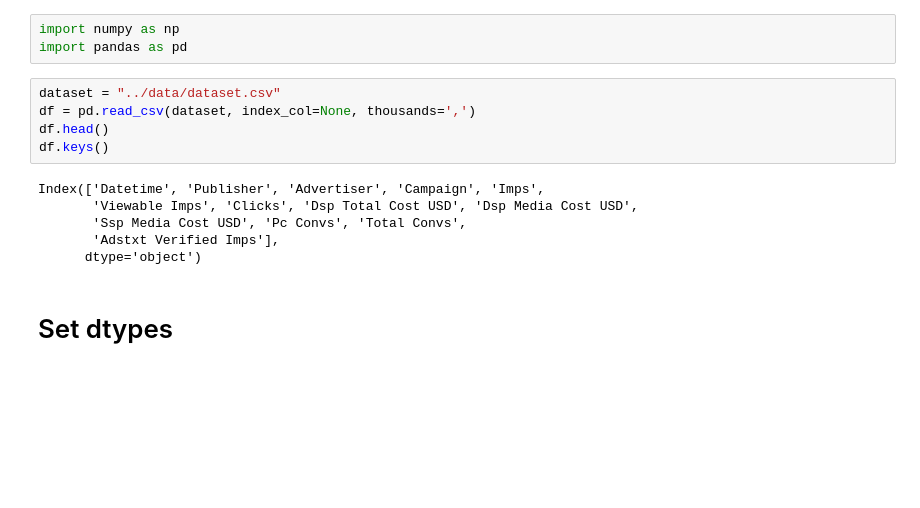
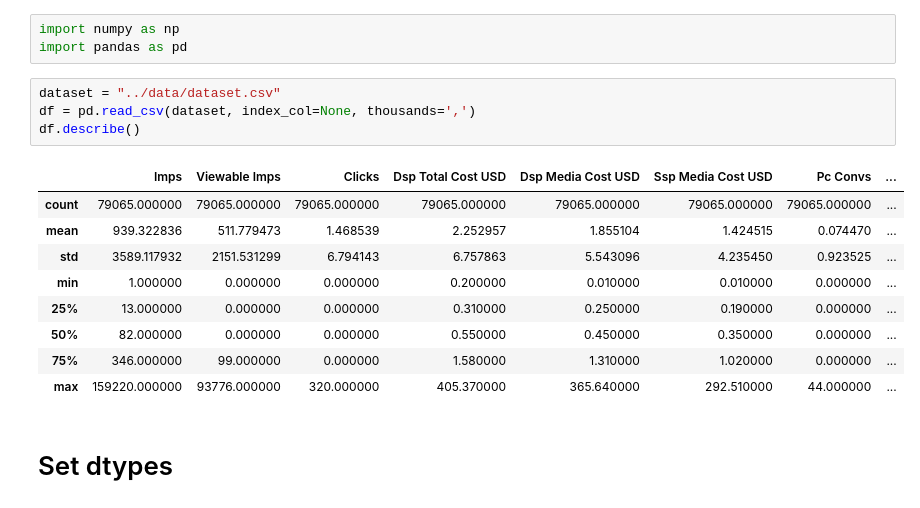
Before and after one commit to ab3308/kpi-forecasting, a Jupyter notebook: experiments/data-analysis.ipynb, the cells around one changed output. Cells and saved outputs as stored; diff of their text form; blank space fills up the shorter version.

```diff
--- a/experiments/data-analysis.ipynb
+++ b/experiments/data-analysis.ipynb
@@ -19,14 +19,17 @@ import pandas as pd
 # %%
 dataset = "../data/dataset.csv"
 df = pd.read_csv(dataset, index_col=None, thousands=',')
-df.head()
-df.keys()
+df.describe()
 # %% [output]
-Index(['Datetime', 'Publisher', 'Advertiser', 'Campaign', 'Imps',
-       'Viewable Imps', 'Clicks', 'Dsp Total Cost USD', 'Dsp Media Cost USD',
-       'Ssp Media Cost USD', 'Pc Convs', 'Total Convs',
-       'Adstxt Verified Imps'],
-      dtype='object')
+|  | Imps | Viewable Imps | Clicks | Dsp Total Cost USD | Dsp Media Cost USD | Ssp Media Cost USD | Pc Convs | ... |
+| count | 79065.000000 | 79065.000000 | 79065.000000 | 79065.000000 | 79065.000000 | 79065.000000 | 79065.000000 | ... |
+| mean | 939.322836 | 511.779473 | 1.468539 | 2.252957 | 1.855104 | 1.424515 | 0.074470 | ... |
+| std | 3589.117932 | 2151.531299 | 6.794143 | 6.757863 | 5.543096 | 4.235450 | 0.923525 | ... |
+| min | 1.000000 | 0.000000 | 0.000000 | 0.200000 | 0.010000 | 0.010000 | 0.000000 | ... |
+| 25% | 13.000000 | 0.000000 | 0.000000 | 0.310000 | 0.250000 | 0.190000 | 0.000000 | ... |
+| 50% | 82.000000 | 0.000000 | 0.000000 | 0.550000 | 0.450000 | 0.350000 | 0.000000 | ... |
+| 75% | 346.000000 | 99.000000 | 0.000000 | 1.580000 | 1.310000 | 1.020000 | 0.000000 | ... |
+| max | 159220.000000 | 93776.000000 | 320.000000 | 405.370000 | 365.640000 | 292.510000 | 44.000000 | ... |
 # %% [markdown]
 # Set dtypes
 # %%
```
Also changed, not shown: parts of 5 cells of this notebook, 1 other file.
